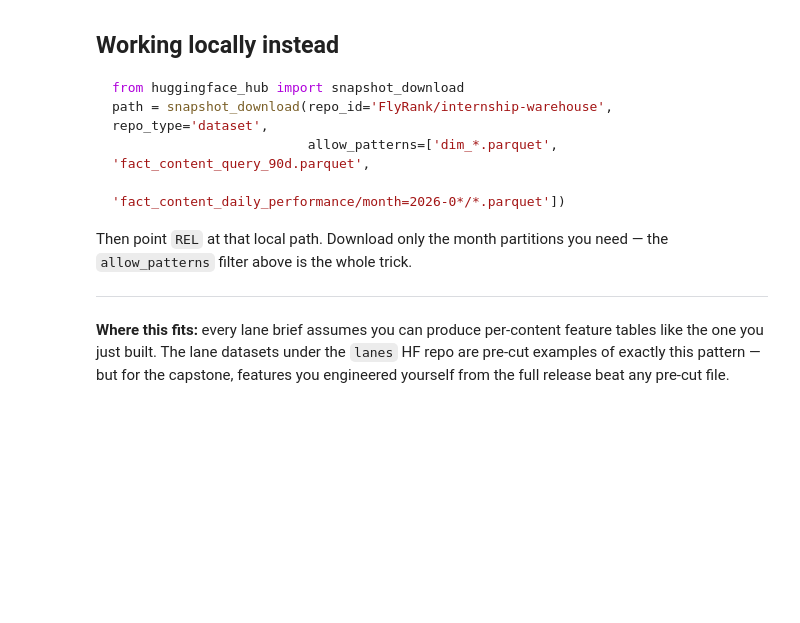
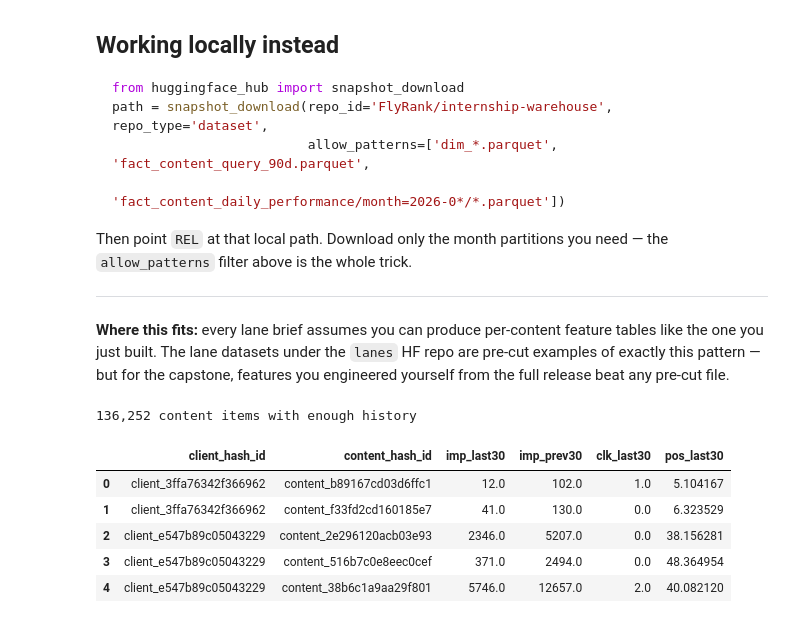
Before and after one commit to haiqa037/Repository_ML_internship, a Jupyter notebook: notebooks/03_working_with_the_full_release.ipynb, the cells around one changed output. Drawn from its saved outputs; the diff is of its cells as text; code cells hidden in the pictures; blank space fills up the shorter version.

```diff
--- a/notebooks/03_working_with_the_full_release.ipynb
+++ b/notebooks/03_working_with_the_full_release.ipynb
@@ -181,3 +228,32 @@ Then point `REL` at that local path. Download only the month partitions you need
 the one you just built. The lane datasets under the `lanes` HF repo are pre-cut examples of
 exactly this pattern — but for the capstone, features you engineered yourself from the full
 release beat any pre-cut file.
+# %%
+features = con.sql(f"""
+    WITH bounds AS (
+        SELECT MAX(report_date) AS end_d FROM {TABLES['fact_daily']}
+    ),
+    windowed AS (
+        SELECT f.client_hash_id, f.content_hash_id,
+               SUM(CASE WHEN f.report_date >  b.end_d - INTERVAL 30 DAY THEN f.gsc_impressions ELSE 0 END) AS imp_last30,
+               SUM(CASE WHEN f.report_date <= b.end_d - INTERVAL 30 DAY THEN f.gsc_impressions ELSE 0 END) AS imp_prev30,
+               SUM(CASE WHEN f.report_date >  b.end_d - INTERVAL 30 DAY THEN f.gsc_clicks ELSE 0 END)      AS clk_last30,
+               AVG(CASE WHEN f.report_date >  b.end_d - INTERVAL 30 DAY THEN f.gsc_avg_position END)       AS pos_last30
+        FROM {TABLES['fact_daily']} f, bounds b
+        WHERE f.report_date > b.end_d - INTERVAL 90 DAY
+        GROUP BY 1, 2
+        HAVING imp_prev30 >= 100
+    )
+    SELECT * FROM windowed
+""").df()
+
+print(f'{len(features):,} content items with enough history')
+features.head()
+# %% [output]
+136,252 content items with enough history
+|  | client_hash_id | content_hash_id | imp_last30 | imp_prev30 | clk_last30 | pos_last30 |
+| 0 | client_3ffa76342f366962 | content_b89167cd03d6ffc1 | 12.0 | 102.0 | 1.0 | 5.104167 |
+| 1 | client_3ffa76342f366962 | content_f33fd2cd160185e7 | 41.0 | 130.0 | 0.0 | 6.323529 |
+| 2 | client_e547b89c05043229 | content_2e296120acb03e93 | 2346.0 | 5207.0 | 0.0 | 38.156281 |
+| 3 | client_e547b89c05043229 | content_516b7c0e8eec0cef | 371.0 | 2494.0 | 0.0 | 48.364954 |
+| 4 | client_e547b89c05043229 | content_38b6c1a9aa29f801 | 5746.0 | 12657.0 | 2.0 | 40.082120 |
```
Also changed, not shown: parts of 10 cells of this notebook.
